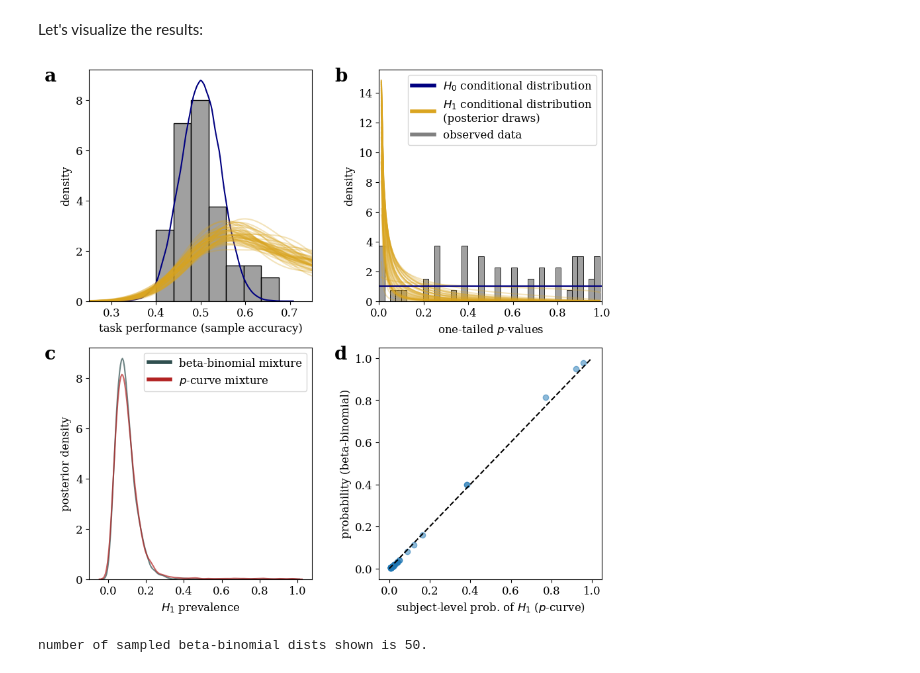
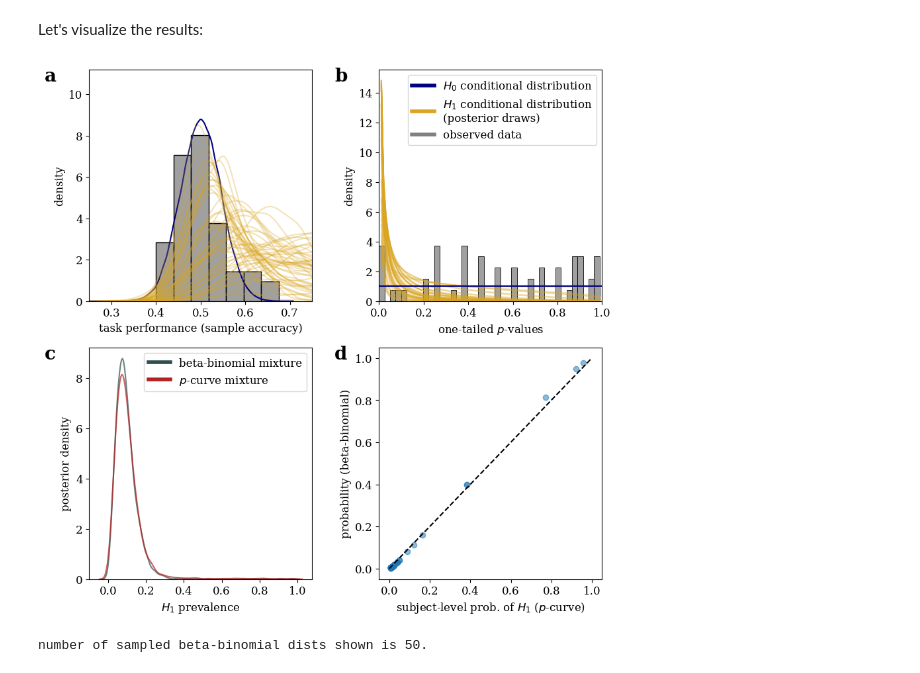
Before and after one commit to john-veillette/p2prev, a Jupyter notebook: examples/interoception.ipynb, the cells around one changed output. Drawn from its saved outputs; the diff is of its cells as text; code cells hidden in the pictures.

Commit message:
fixes posterior predictive samples of beta-binomial

```diff
--- a/examples/interoception.ipynb
+++ b/examples/interoception.ipynb
@@ -232,10 +232,11 @@ def add_label(ax, label, x_offset):
 
 # draw posterior predictive samples
 trc = betabinom_trace.stack(sample = ['chain', 'draw'])
-a = trc.posterior.a.values
-b = trc.posterior.b.values
-p = .5 + beta.rvs(a, b, random_state = 0)/2
-k = binom.rvs(n_trials, p, random_state = 1) / n_trials
+n_chunks = 50
+As = trc.posterior.a.values
+Bs = trc.posterior.b.values
+np.random.seed(0)
+idxs = np.random.choice(np.arange(As.size), n_chunks)
 k_binom = binom.rvs(n_trials, .5, size = 50000, random_state = 2) / n_trials
 x = np.linspace(0, 1)
 ## and plot
@@ -245,14 +246,12 @@ ax = fig.add_subplot(gs[0, 0])
 ax0 = ax
 sns.histplot(df.accuracy, stat = 'density', color = 'gray', ax = ax)
 sns.kdeplot(k_binom, color = 'navy', ax = ax)
-np.random.seed(0)
-np.random.shuffle(k)
-chunk_sz = 100
-chunks = k.reshape(k.size//chunk_sz, chunk_sz)
-n_chunks = chunks.shape[0]
-for i in range(n_chunks):
-    chunk = chunks[i]
-    sns.kdeplot(chunk, color = 'goldenrod', ax = ax, alpha = .3)
+for idx in idxs:
+    a = As[idx]
+    b = Bs[idx]
+    p = .5 + beta.rvs(a, b, random_state = 0, size = 1000)/2
+    k = binom.rvs(n_trials, p, random_state = 1) / n_trials
+    sns.kdeplot(k, color = 'goldenrod', ax = ax, alpha = .3)
 ax.set_xlim(.25, .75)
 ax.set_xlabel('task performance (sample accuracy)')
 ax.set_ylabel('density')
@@ -267,13 +266,7 @@ ys = np.stack(ys)
 for i in np.random.choice(np.arange(ys.shape[0]), n_chunks):
     y = ys[i, :]
     ax.plot(x, y, color = 'goldenrod', alpha = .3)
-#hdpi = az.hdi(ys, hdi_prob = .9)
-#lower = hdpi[:, 0]
-#upper = hdpi[:, 1]
-#ax.fill_between(
-#    x, lower, upper,
-#    color = 'goldenrod', alpha = .5
-#)
+
 # and p-curve for null is just uniform
 ax.plot([0, 1], [1, 1], color = 'navy')
 ax.set_xlim(0, 1)
@@ -309,34 +302,34 @@ sns.kdeplot(
     alpha = .7
 )
 custom_lines = [Line2D([0], [0], color = 'darkslategray', lw = 4),
                 Line2D([0], [0], color = 'firebrick', lw = 4)]
 ax.legend(
     custom_lines,
     ['beta-binomial mixture', r'$p$-curve mixture', ],
     loc = 'upper right'
 )
 ax.set_xlabel(r'$H_1$ prevalence')
 ax.set_ylabel(r'posterior density')
 
 ax = fig.add_subplot(gs[1, 1])
 ax3 = ax
 plt.scatter(p_H1_pcurve, p_H1_betabinom, alpha = .5)
 plt.xlabel(r'subject-level prob. of $H_1$ ($p$-curve)')
 plt.ylabel(r'probability (beta-binomial)')
 plt.plot([0, 1], [0, 1], linestyle = '--', color = 'black')
 
 add_label(ax0, 'a', .2)
 add_label(ax1, 'b', .2)
 add_label(ax2, 'c', .2)
 add_label(ax3, 'd', .2)
 
 if not os.path.exists('figures'):
     os.mkdir('figures')
 fpath = os.path.join('figures', 'betabinom.jpeg')
 plt.savefig(fpath, dpi = 500, bbox_inches = 'tight')
 plt.show()
 # %% [output]
-[figure, old version]
+[figure, new version]
 # %%
 print('number of sampled beta-binomial dists shown is %d.'%n_chunks)
 # %% [output]
```
Also changed, not shown: 1 other file.
